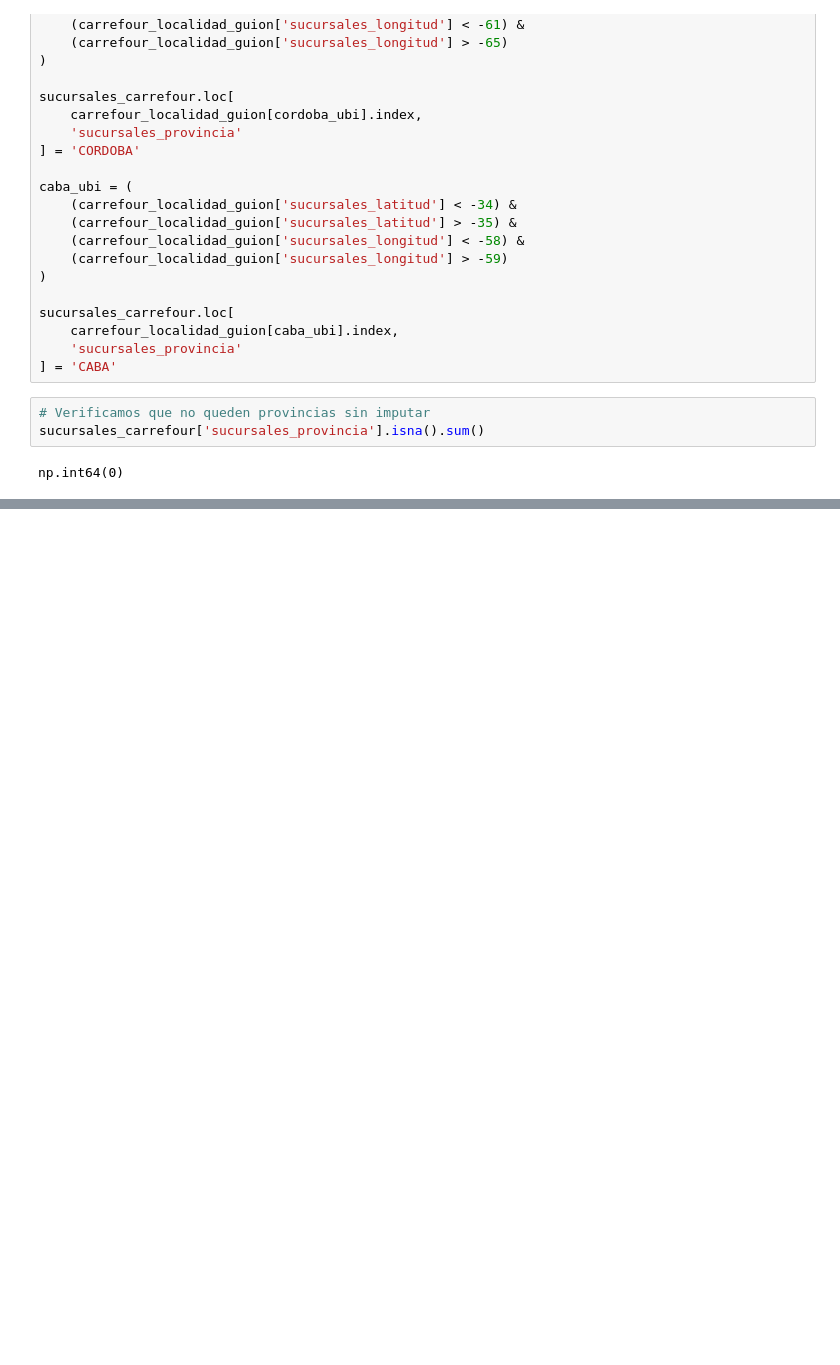
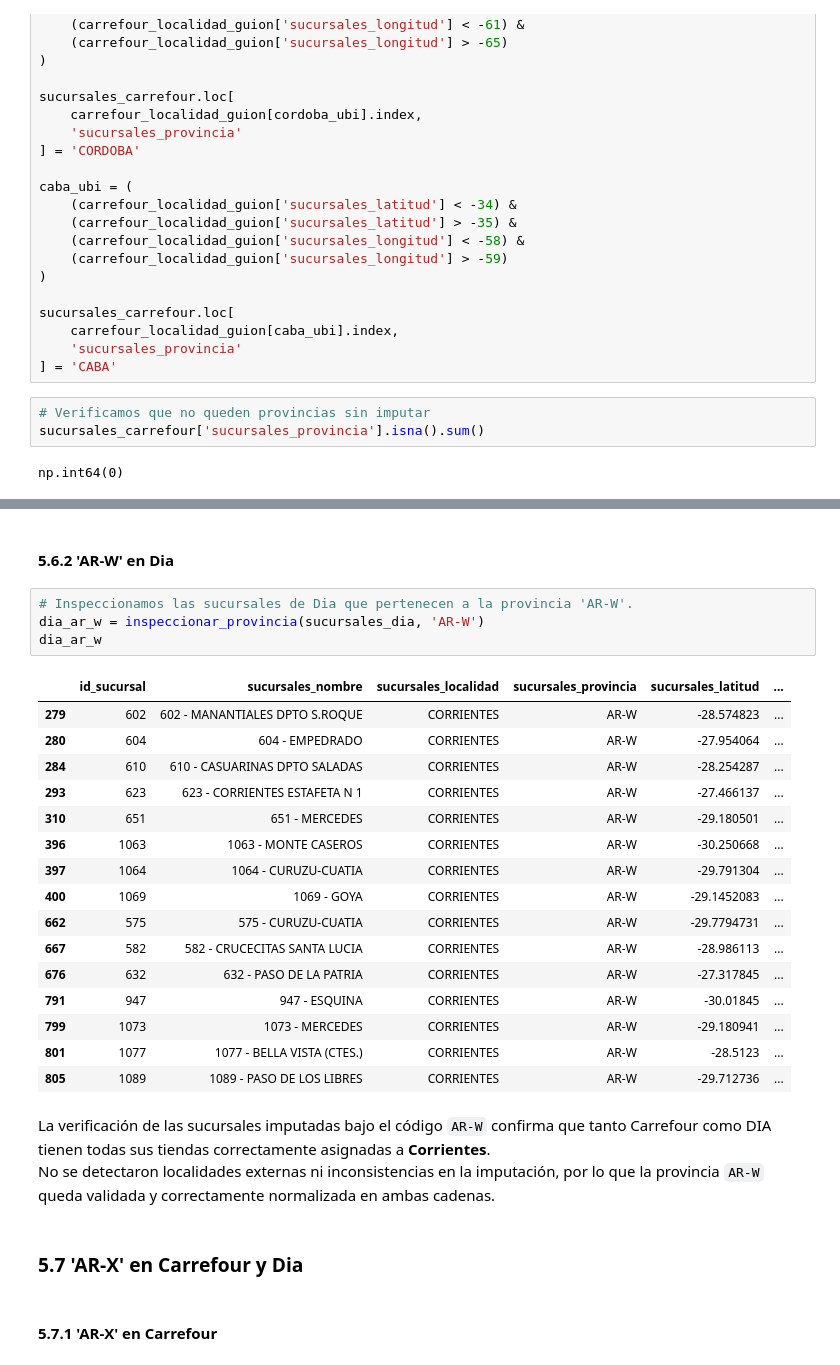
Before and after one commit to NestorRev/analisis-precios-nlp-sepa, a Jupyter notebook: notebooks/02_sucursales_dia_carrefour.ipynb, the cells around one changed output, grey strips where cells are left out. Drawn from its saved outputs; the diff is of its cells as text; blank space fills up the shorter version.

```diff
--- a/notebooks/02_sucursales_dia_carrefour.ipynb
+++ b/notebooks/02_sucursales_dia_carrefour.ipynb
@@ -316,0 +1010,30 @@ Las 36 sucursales quedaron completamente imputadas, listas para continuar con la
+# %% [markdown]
+#### 5.6.2 'AR-W' en Dia
+# %%
+# Inspeccionamos las sucursales de Dia que pertenecen a la provincia 'AR-W'.
+dia_ar_w = inspeccionar_provincia(sucursales_dia, 'AR-W')
+dia_ar_w
+# %% [output]
+|  | id_sucursal | sucursales_nombre | sucursales_localidad | sucursales_provincia | sucursales_latitud | ... |
+| 279 | 602 | 602 - MANANTIALES DPTO S.ROQUE | CORRIENTES | AR-W | -28.574823 | ... |
+| 280 | 604 | 604 - EMPEDRADO | CORRIENTES | AR-W | -27.954064 | ... |
+| 284 | 610 | 610 - CASUARINAS DPTO SALADAS | CORRIENTES | AR-W | -28.254287 | ... |
+| 293 | 623 | 623 - CORRIENTES ESTAFETA N 1 | CORRIENTES | AR-W | -27.466137 | ... |
+| 310 | 651 | 651 - MERCEDES | CORRIENTES | AR-W | -29.180501 | ... |
+| 396 | 1063 | 1063 - MONTE CASEROS | CORRIENTES | AR-W | -30.250668 | ... |
+| 397 | 1064 | 1064 - CURUZU-CUATIA | CORRIENTES | AR-W | -29.791304 | ... |
+| 400 | 1069 | 1069 - GOYA | CORRIENTES | AR-W | -29.1452083 | ... |
+| 662 | 575 | 575 - CURUZU-CUATIA | CORRIENTES | AR-W | -29.7794731 | ... |
+| 667 | 582 | 582 - CRUCECITAS SANTA LUCIA | CORRIENTES | AR-W | -28.986113 | ... |
+| 676 | 632 | 632 - PASO DE LA PATRIA | CORRIENTES | AR-W | -27.317845 | ... |
+| 791 | 947 | 947 - ESQUINA | CORRIENTES | AR-W | -30.01845 | ... |
+| 799 | 1073 | 1073 - MERCEDES | CORRIENTES | AR-W | -29.180941 | ... |
+| 801 | 1077 | 1077 - BELLA VISTA (CTES.) | CORRIENTES | AR-W | -28.5123 | ... |
+| 805 | 1089 | 1089 - PASO DE LOS LIBRES | CORRIENTES | AR-W | -29.712736 | ... |
+# %% [markdown]
+La verificación de las sucursales imputadas bajo el código `AR-W` confirma que tanto Carrefour como DIA tienen todas sus tiendas correctamente asignadas a **Corrientes**.
+No se detectaron localidades externas ni inconsistencias en la imputación, por lo que la provincia `AR-W` queda validada y correctamente normalizada en ambas cadenas.
+# %% [markdown]
+### 5.7 'AR-X' en Carrefour y Dia
+# %% [markdown]
+#### 5.7.1 'AR-X' en Carrefour
```
Also changed, not shown: parts of 102 cells of this notebook, 2 other files.
